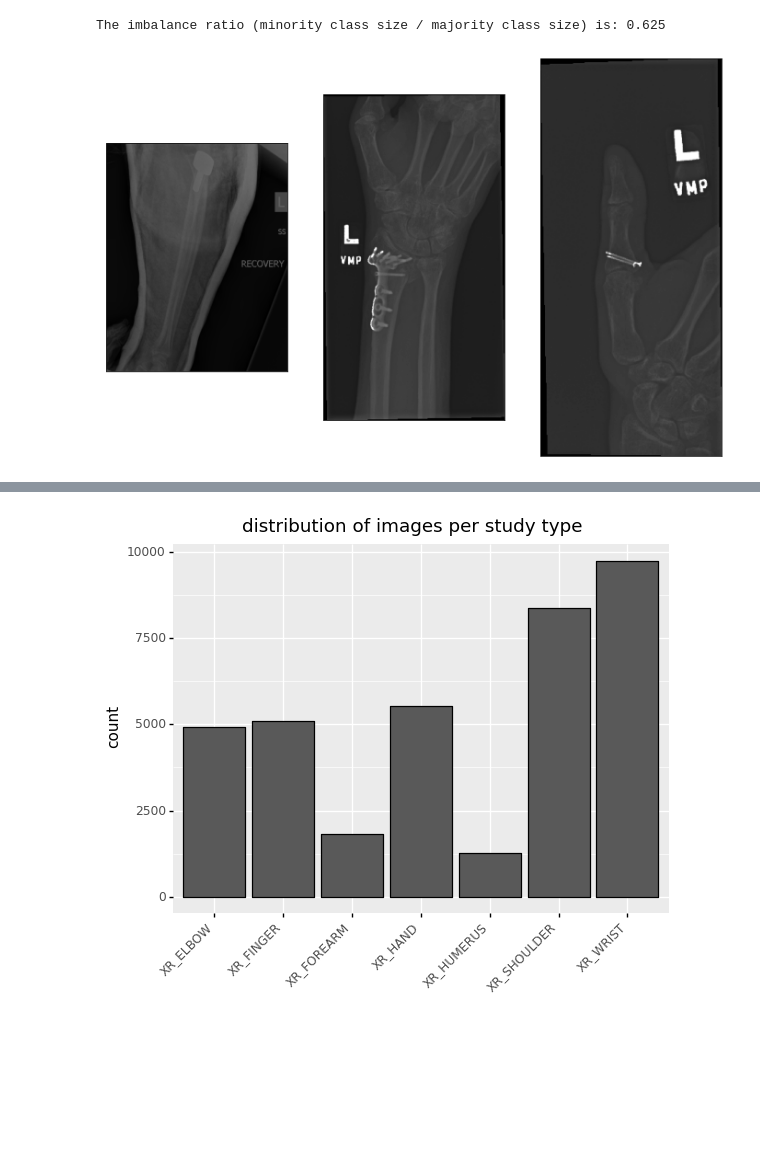
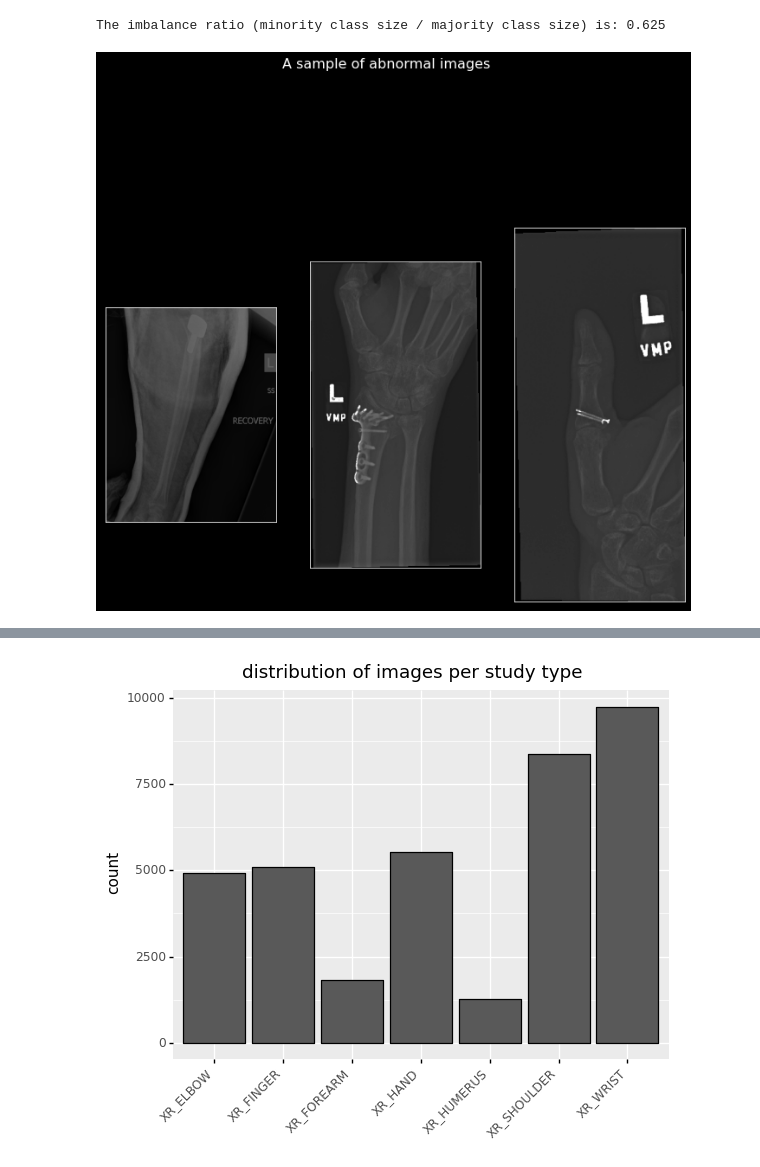
Before and after one commit to ilias-ant/x-ray-abnormality-detection, a Jupyter notebook: CNNs.ipynb, the cells around one changed output, grey strips where cells are left out. Saved outputs shown, nothing was run; the diff lists cells and outputs as text; code cells hidden in the pictures; blank space fills up the shorter version.

```diff
--- a/CNNs.ipynb
+++ b/CNNs.ipynb
@@ -41,3 +41,4 @@ from sklearn.metrics import cohen_kappa_score, confusion_matrix
 
 
 pd.set_option("max_colwidth", None)
+plt.style.use("dark_background")
@@ -336,21 +337,22 @@ The imbalance ratio (minority class size / majority class size) is: 0.625
 # %%
 ax = []
 fig = plt.figure(figsize=(12, 12))
+fig.suptitle("A sample of abnormal images", fontsize=16)
 positive_sample = (
     ref_trainset[ref_trainset["image_path"].str.contains("positive")]["image_path"]
     .sample(3, random_state=SEED)
     .values
 )
 
 for ix, path in enumerate(positive_sample):
     img = image.imread(path)
     ax.append(fig.add_subplot(1, 3, ix + 1))
     plt.xticks([])
     plt.yticks([])
     plt.imshow(img, cmap="gray")
 plt.show()
 # %% [output]
-[figure, old version]
+[figure, new version]
 # %%
 ax = []
 fig = plt.figure(figsize=(12, 12))
```
Also changed, not shown: parts of 26 cells of this notebook.
